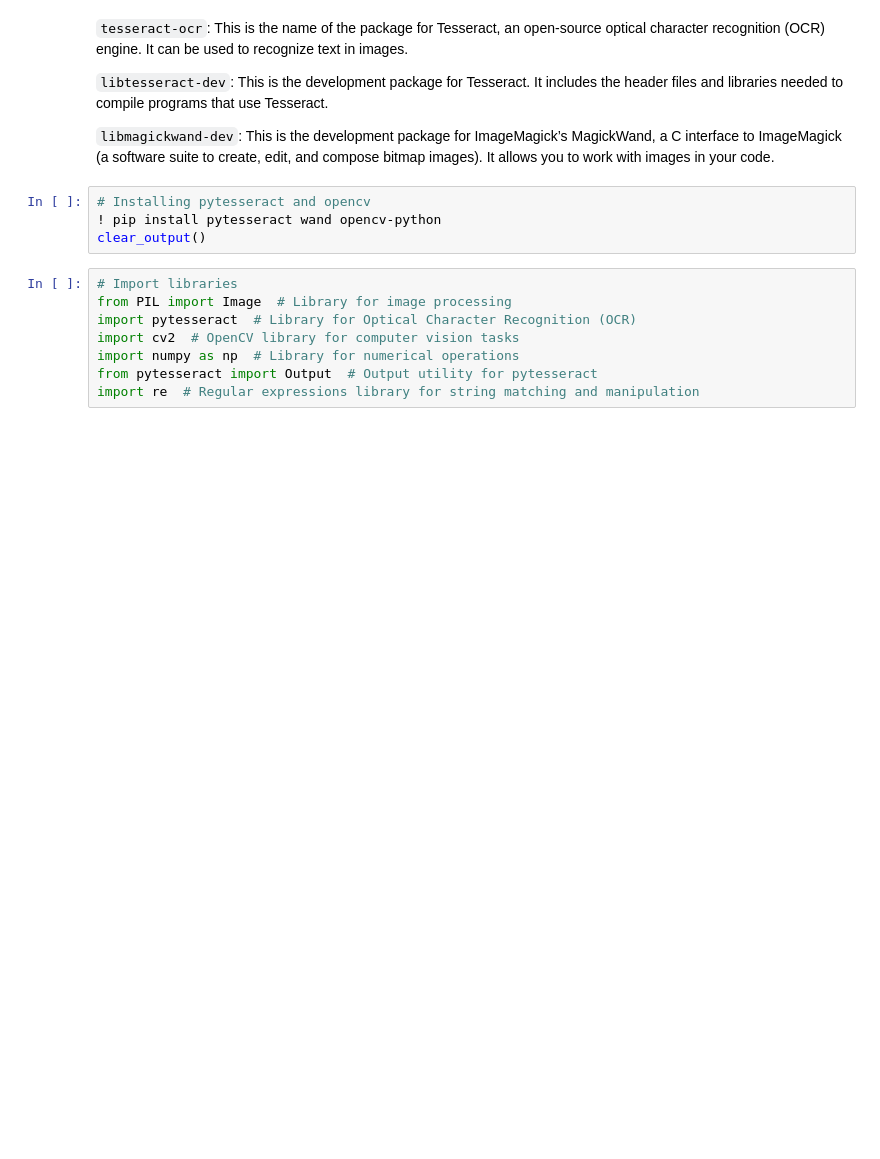
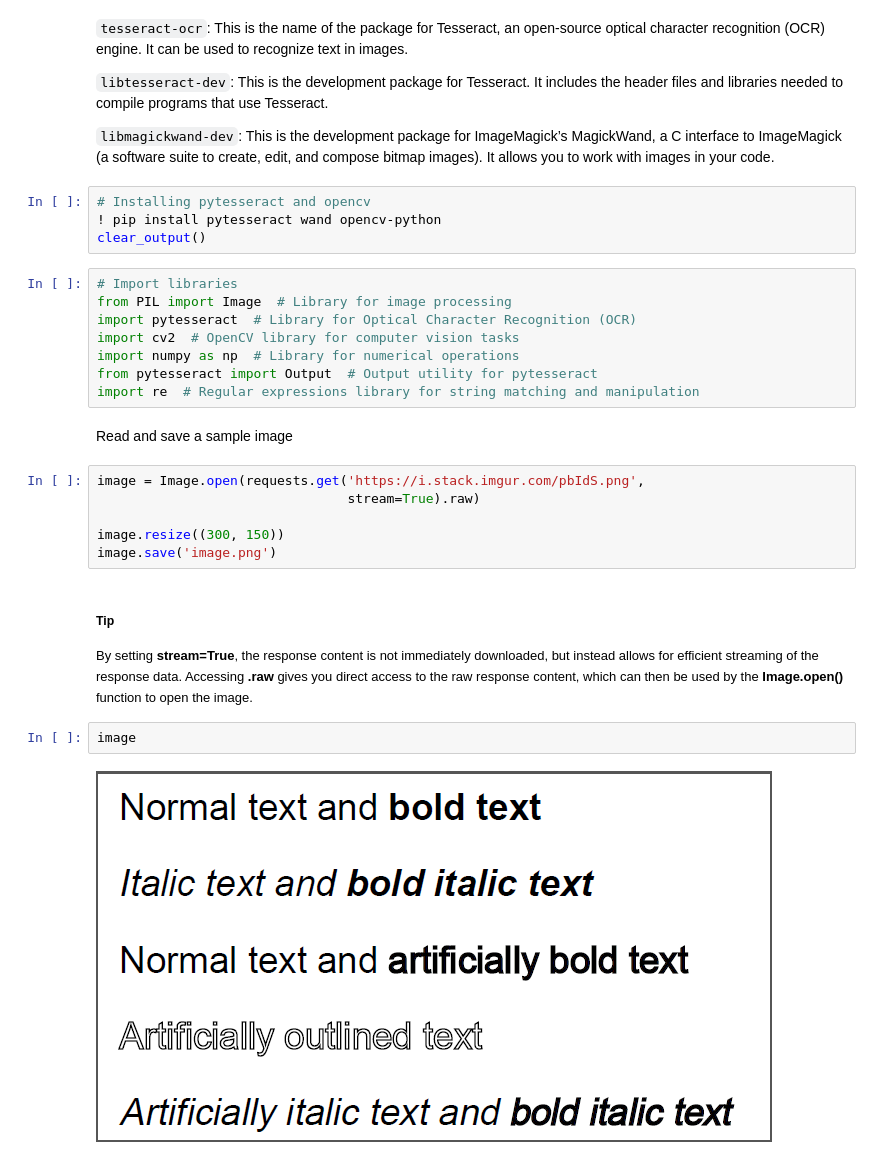
Before and after one commit to KiarashKiani79/Text-Extraction-From-Images-Application, a Jupyter notebook: text_extractor.ipynb, the cells around one changed output. Saved outputs shown, nothing was run; the diff lists cells and outputs as text; blank space fills up the shorter version.

Commit message:
Read and save an image, extract text with pytesseract, remove irrelevent symbols

```diff
--- a/text_extractor.ipynb
+++ b/text_extractor.ipynb
@@ -61,3 +61,20 @@ import cv2  # OpenCV library for computer vision tasks
 import numpy as np  # Library for numerical operations
 from pytesseract import Output  # Output utility for pytesseract
 import re  # Regular expressions library for string matching and manipulation
+# %% [markdown]
+Read and save a sample image
+# %%
+image = Image.open(requests.get('https://i.stack.imgur.com/pbIdS.png',
+                                stream=True).raw)
+
+image.resize((300, 150))
+image.save('image.png')
+# %% [markdown]
+##### Tip
+<font size="2">
+By setting <b>stream=True</b>, the response content is not immediately downloaded, but instead allows for efficient streaming of the response data. Accessing <b>.raw</b> gives you direct access to the raw response content, which can then be used by the <b>Image.open()</b> function to open the image.
+</font>
+# %%
+image
+# %% [output]
+[figure, added]
```
Also changed, not shown: parts of 2 cells of this notebook, 1 other file.
